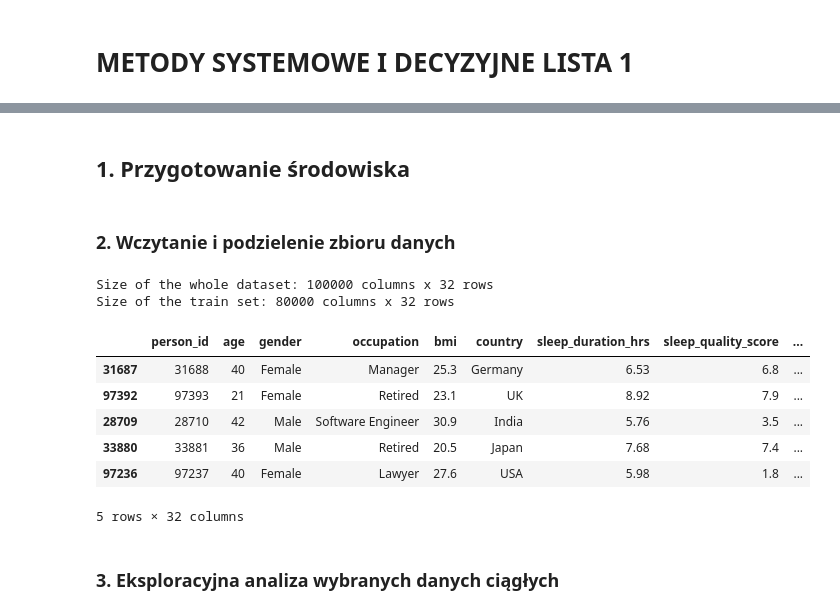
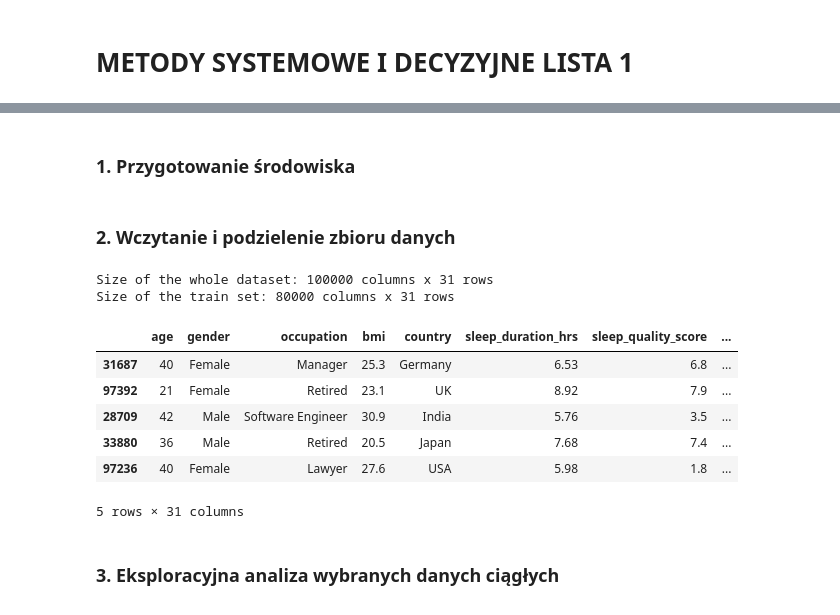
Before and after one commit to PPiotr491/MSiD, a Jupyter notebook: Lista1/sleep_health_analysis.ipynb, the cells around one changed output, grey strips where cells are left out. Cells and saved outputs as stored; diff of their text form; code cells hidden in the pictures.

```diff
--- a/Lista1/sleep_health_analysis.ipynb
+++ b/Lista1/sleep_health_analysis.ipynb
@@ -3,5 +11,5 @@
 # %% [markdown]
-## 1. Przygotowanie środowiska
+### 1. Przygotowanie środowiska
 # %%
 import pandas as pd
 import numpy as np
@@ -36,27 +43,30 @@ DISORDER_COLORS = {'Healthy': '#3B6D11', 'Mild': '#BA7517', 'Moderate': '#E8893A
 # %% [markdown]
 ### 2. Wczytanie i podzielenie zbioru danych
+# %%
+file_path = "../resources/sleep_health_dataset.csv"
+
+df = pd.read_csv(file_path, )
+
+if 'person_id' in df.columns:
+    _df = df.drop('person_id', axis=1)
 # %%
-file_path = "../resources/sleep_health_dataset.csv"
-
-_df = pd.read_csv(file_path, )
-
 print(f"Size of the whole dataset: {_df.shape[0]} columns x {_df.shape[1]} rows")
 
 train_df, test_df = train_test_split(_df, test_size=0.2, random_state=42, stratify=_df['felt_rested'])
 
 print(f"Size of the train set: {train_df.shape[0]} columns x {train_df.shape[1]} rows")
 
 train_df.head(5)
 # %% [output]
-Size of the whole dataset: 100000 columns x 32 rows
-Size of the train set: 80000 columns x 32 rows
+Size of the whole dataset: 100000 columns x 31 rows
+Size of the train set: 80000 columns x 31 rows
-|  | person_id | age | gender | occupation | bmi | country | sleep_duration_hrs | sleep_quality_score | ... |
-| 31687 | 31688 | 40 | Female | Manager | 25.3 | Germany | 6.53 | 6.8 | ... |
-| 97392 | 97393 | 21 | Female | Retired | 23.1 | UK | 8.92 | 7.9 | ... |
-| 28709 | 28710 | 42 | Male | Software Engineer | 30.9 | India | 5.76 | 3.5 | ... |
-| 33880 | 33881 | 36 | Male | Retired | 20.5 | Japan | 7.68 | 7.4 | ... |
-| 97236 | 97237 | 40 | Female | Lawyer | 27.6 | USA | 5.98 | 1.8 | ... |
+|  | age | gender | occupation | bmi | country | sleep_duration_hrs | sleep_quality_score | ... |
+| 31687 | 40 | Female | Manager | 25.3 | Germany | 6.53 | 6.8 | ... |
+| 97392 | 21 | Female | Retired | 23.1 | UK | 8.92 | 7.9 | ... |
+| 28709 | 42 | Male | Software Engineer | 30.9 | India | 5.76 | 3.5 | ... |
+| 33880 | 36 | Male | Retired | 20.5 | Japan | 7.68 | 7.4 | ... |
+| 97236 | 40 | Female | Lawyer | 27.6 | USA | 5.98 | 1.8 | ... |
-5 rows × 32 columns
+5 rows × 31 columns
 # %% [markdown]
 ### 3. Eksploracyjna analiza wybranych danych ciągłych
 # %%
```
Also changed, not shown: parts of 36 cells of this notebook, 5 other files.
